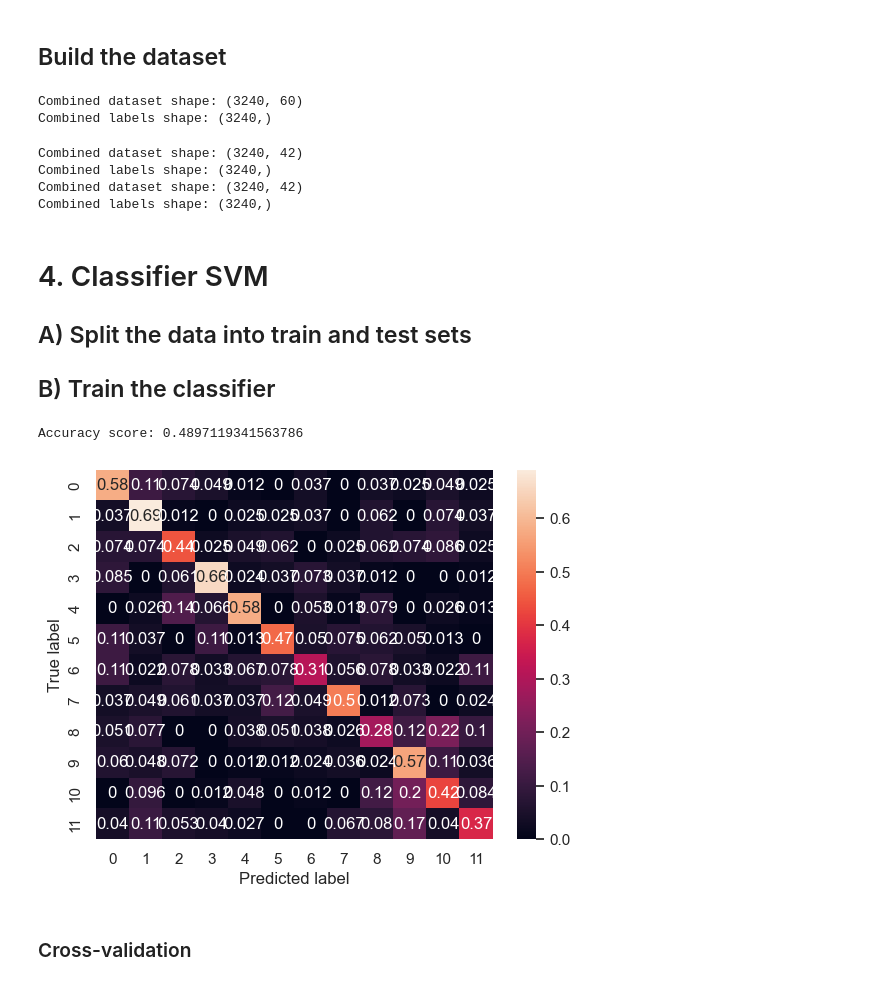
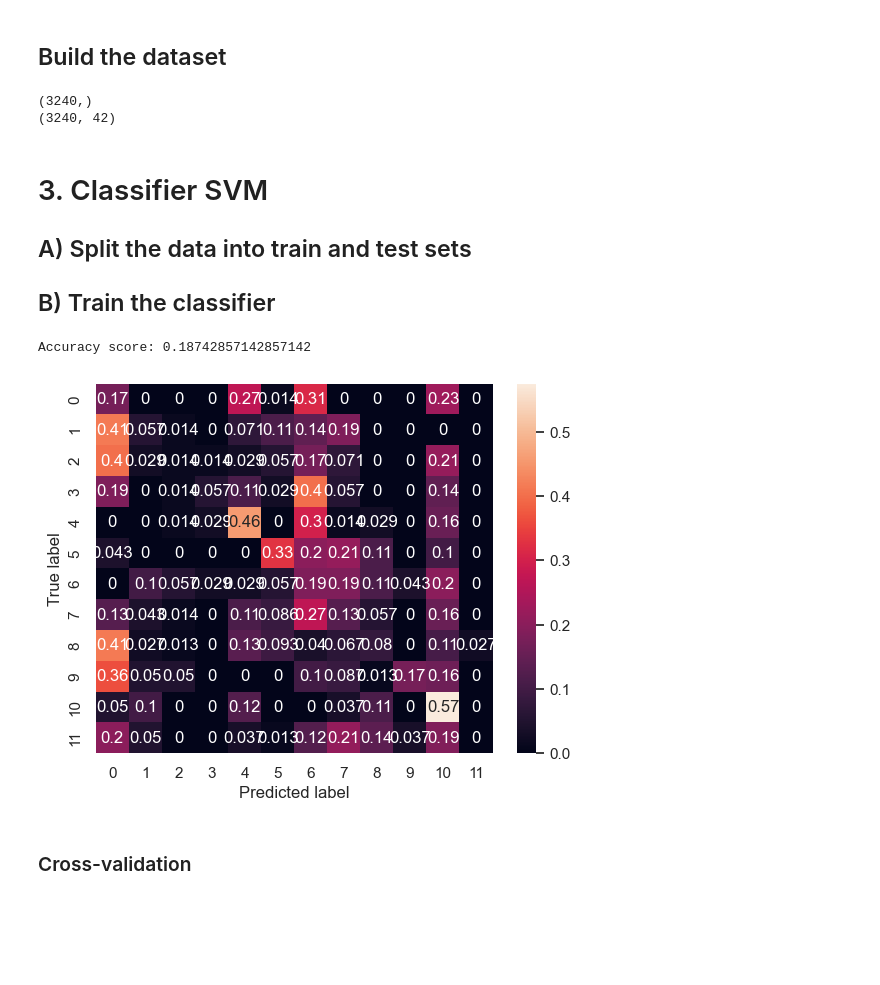
Before and after one commit to loufourneaux/project_2_nssp, a Jupyter notebook: part_2_updated.ipynb, the cells around one changed output. Saved outputs shown, nothing was run; the diff lists cells and outputs as text; code cells hidden in the pictures; blank space fills up the shorter version.

Commit message:
cross val 1 vs other

```diff
--- a/part_2_updated.ipynb
+++ b/part_2_updated.ipynb
@@ -259,6 +272,7 @@ for subject in subjects_list:
     all_filtered_datasets_highpassed.append(filtered_dataset_highpassed)
     all_filtered_labels_highpassed.append(adjusted_labels_highpassed)
 
+# ------ IF USE FUNCTION FROM SKLEARN TO SPLIT DATASET ------
 # Combine datasets and labels across all subjects
 combined_dataset = np.vstack(all_datasets)  # Stack datasets vertically
 combined_labels = np.hstack(all_labels)     # Stack labels horizontally
@@ -266,68 +280,54 @@ combined_filtered_datasets=np.vstack(all_filtered_datasets)
 combined_filtered_labels=np.hstack(all_filtered_labels)
 combined_filtered_datasets_highpassed=np.vstack(all_filtered_datasets_highpassed)
 combined_filtered_labels_highpassed=np.hstack(all_filtered_labels_highpassed)
-
-# Print final shapes for verification
-print("Combined dataset shape:", combined_dataset.shape)
-print("Combined labels shape:", combined_labels.shape)
-# %% [output]
-Combined dataset shape: (3240, 60)
-Combined labels shape: (3240,)
-# %%
-# Print final shapes for verification
-print("Combined dataset shape:", combined_filtered_datasets.shape)
-print("Combined labels shape:", combined_filtered_labels.shape)
-# Print final shapes for verification
-print("Combined dataset shape:", combined_filtered_datasets_highpassed.shape)
-print("Combined labels shape:", combined_filtered_labels_highpassed.shape)
-# %% [output]
-Combined dataset shape: (3240, 42)
-Combined labels shape: (3240,)
-Combined dataset shape: (3240, 42)
-Combined labels shape: (3240,)
+# %%
+print(combined_filtered_labels_highpassed.shape)
+print(combined_filtered_datasets_highpassed.shape)
+# %% [output]
+(3240,)
+(3240, 42)
 # %% [markdown]
-# 4. Classifier SVM
+# 3. Classifier SVM
 ## A) Split the data into train and test sets
 ## B) Train the classifier
 # %%
-from sklearn.model_selection import train_test_split
-from sklearn.svm import SVC  # Import Support Vector Classifier (SVM)
-from sklearn.metrics import accuracy_score
-from sklearn.metrics import confusion_matrix
-import seaborn as sns
-from sklearn.preprocessing import StandardScaler
+# Split the dataset into training and testing sets - as asked 1 subj for testing the others for training
 
-# Split the dataset into training and testing sets
-# Here, 30% of the data is reserved for testing, and 70% is used for training
-#X_train, X_test, y_train, y_test = train_test_split(combined_dataset, combined_labels, test_size=0.3, random_state=34)
-#X_train, X_test, y_train, y_test = train_test_split(combined_filtered_datasets, combined_filtered_labels, test_size=0.3, random_state=34)
-X_train, X_test, y_train, y_test = train_test_split(combined_filtered_datasets_highpassed, combined_filtered_labels_highpassed, test_size=0.3, random_state=34)
+# Here, 0.27 for the testsize correspond exactly to 1 subjt samples fort the testing, shuffle=False to keep the samples into subject order
+#X_train, X_test, y_train, y_test = train_test_split(combined_dataset, combined_labels, test_size=0.27, random_state=34)
+#X_train, X_test, y_train, y_test = train_test_split(combined_filtered_datasets, combined_filtered_labels, test_size=0.27, random_state=34)
+X_train, X_test, y_train, y_test = train_test_split(combined_filtered_datasets_highpassed, combined_filtered_labels_highpassed, test_size=0.27, shuffle=False)
 
-# Normalizing the data bc SVM uses distance metric so it is very sensitive to scale.
+# ALTERNATIVE: use a split function
+#X_train, X_test, y_train, y_test  = split(all_filtered_datasets, all_filtered_labels)
+#X_train, X_test, y_train, y_test  = split(all_datasets, all_labels)
+#X_train, X_test, y_train, y_test  = split(all_filtered_datasets_highpassed, all_filtered_labels_highpassed)
+
+# Normalizing
 scaler = StandardScaler()
-X_train_z = scaler.fit_transform(X_train)  # Fit the scaler on the training data and transform it
-X_test_z = scaler.transform(X_test)        # Transform the test data using the same scaler
+X_train_z = scaler.fit_transform(X_train)
+X_test_z = scaler.transform(X_test)
 
 # We are using Support Vector Machine (SVM)
-clf = SVC(kernel='linear')  #linear seems to work best
+clf = SVC(kernel='linear')  # linear seems to work best
 clf.fit(X_train_z, y_train)
 
-# Evaluate the classifier on the test set
 y_pred = clf.predict(X_test_z)
-# Calculate the accuracy of the model
+
+# Accuracy
 accuracy = accuracy_score(y_test, y_pred)
 print(f"Accuracy score: {accuracy}")
 
-# Create a confusion matrix to visualize the performance of the classification
+# Confusion matrix
 confmat = confusion_matrix(y_test, y_pred, normalize="true")
 fig, ax = plt.subplots()
-sns.heatmap(confmat, annot=True, ax=ax)  # Use seaborn to create a heatmap of the confusion matrix
+sns.heatmap(confmat, annot=True, ax=ax)
 ax.set_ylabel("True label")
 ax.set_xlabel("Predicted label")
 plt.show()
 # %% [output]
-Accuracy score: 0.4897119341563786
+Accuracy score: 0.18742857142857142
-[figure, old version]
+[figure, new version]
 # %% [markdown]
 ### Cross-validation
 # %%
```
Also changed, not shown: parts of 24 cells of this notebook, 3 other files.
